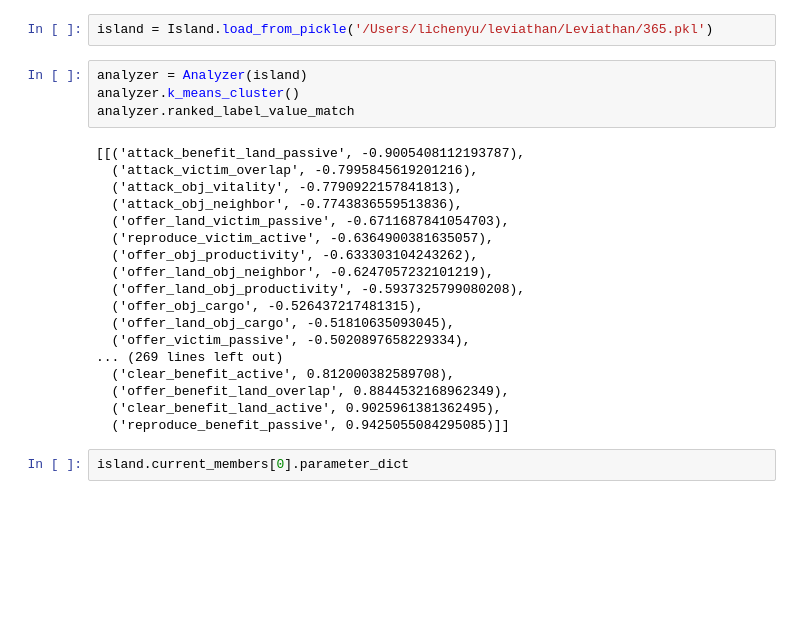
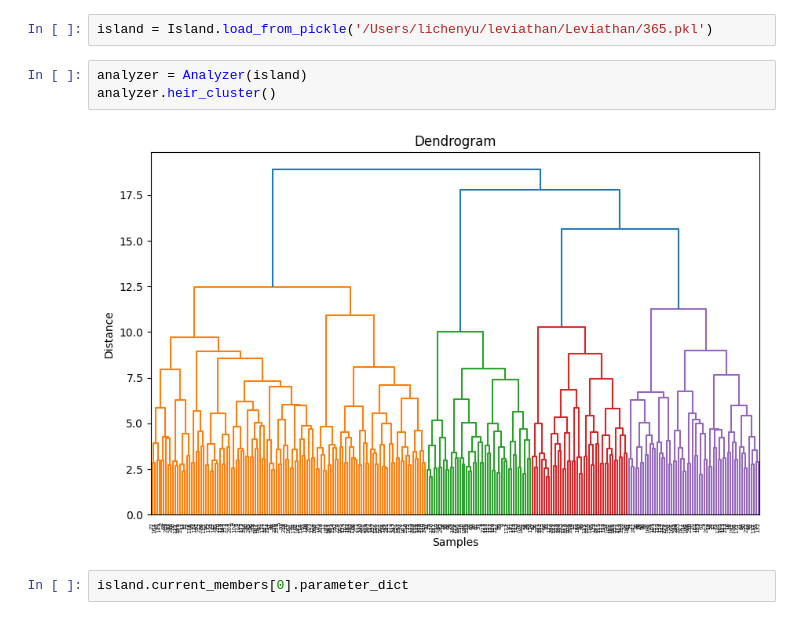
Before and after one commit to LEE-CHENYU/leviathan, a Jupyter notebook: notebooks/test_cluster.ipynb, the cells around one changed output. Cells and saved outputs as stored; diff of their text form; blank space fills up the shorter version.

```diff
--- a/notebooks/test_cluster.ipynb
+++ b/notebooks/test_cluster.ipynb
@@ -45,26 +45,9 @@ https://ericmjl.github.io/nxviz/ to learn more. We hope you enjoy using it!
 island = Island.load_from_pickle('/Users/lichenyu/leviathan/Leviathan/365.pkl')
 # %%
 analyzer = Analyzer(island)
-analyzer.k_means_cluster()
-analyzer.ranked_label_value_match
+analyzer.heir_cluster()
 # %% [output]
-[[('attack_benefit_land_passive', -0.9005408112193787),
-  ('attack_victim_overlap', -0.7995845619201216),
-  ('attack_obj_vitality', -0.7790922157841813),
-  ('attack_obj_neighbor', -0.7743836559513836),
-  ('offer_land_victim_passive', -0.6711687841054703),
-  ('reproduce_victim_active', -0.6364900381635057),
-  ('offer_obj_productivity', -0.633303104243262),
-  ('offer_land_obj_neighbor', -0.6247057232101219),
-  ('offer_land_obj_productivity', -0.5937325799080208),
-  ('offer_obj_cargo', -0.526437217481315),
-  ('offer_land_obj_cargo', -0.51810635093045),
-  ('offer_victim_passive', -0.5020897658229334),
-... (269 lines left out)
-  ('clear_benefit_active', 0.812000382589708),
-  ('offer_benefit_land_overlap', 0.8844532168962349),
-  ('clear_benefit_land_active', 0.9025961381362495),
-  ('reproduce_benefit_passive', 0.9425055084295085)]]
+[figure, added]
 # %%
 island.current_members[0].parameter_dict
 # %% [output]
```
Also changed, not shown: 2 other files.
